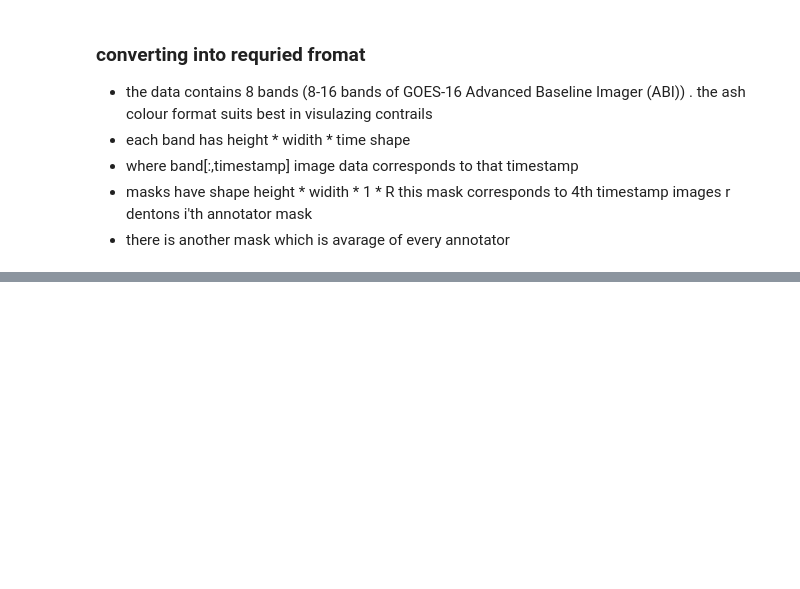
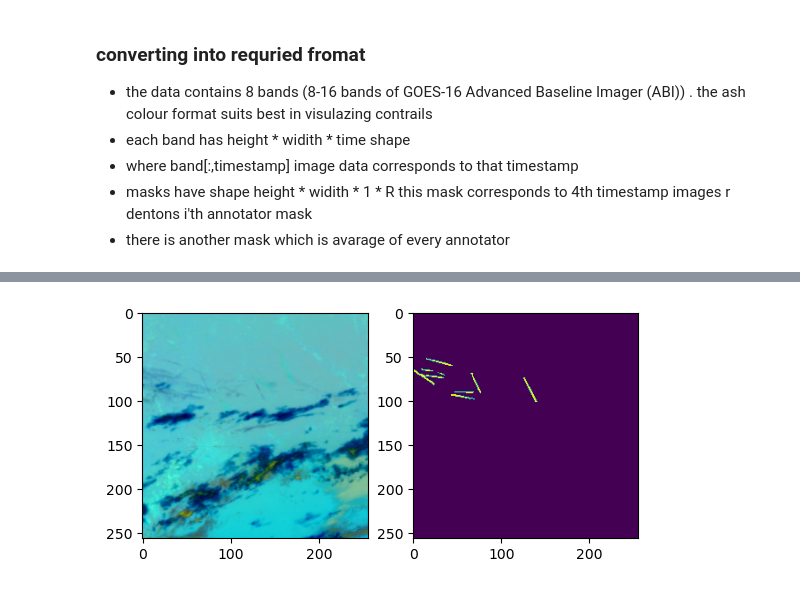
Before and after one commit to rohith033/kaggel_notebooks, a Jupyter notebook: contrail-detection.ipynb, the cells around one changed output, grey strips where cells are left out. Saved outputs shown, nothing was run; the diff lists cells and outputs as text; code cells hidden in the pictures; blank space fills up the shorter version.

Commit message:
Kaggle Notebook | contrail-detection | Version 3

```diff
--- a/contrail-detection.ipynb
+++ b/contrail-detection.ipynb
@@ -71,0 +75,13 @@ def falseColour(band11,band14,band15):
+# %%
+# look at a sample
+ash_path='/kaggle/input/contrails-dataset-ash-color/contrails'
+def display(id):
+    fig,ax=plt.subplots(1,2)
+    img1 = np.load(f'{ash_path}/{id}.npy')*255
+    img1 = img1.astype('uint8')
+    fc = (img1[:,:,:3])
+    ax[0].imshow(fc)
+    ax[1].imshow(img1[:,:,3])
+display(1000823728928031783)
+# %% [output]
+[figure, added]
```
Also changed, not shown: parts of 2 cells of this notebook.
